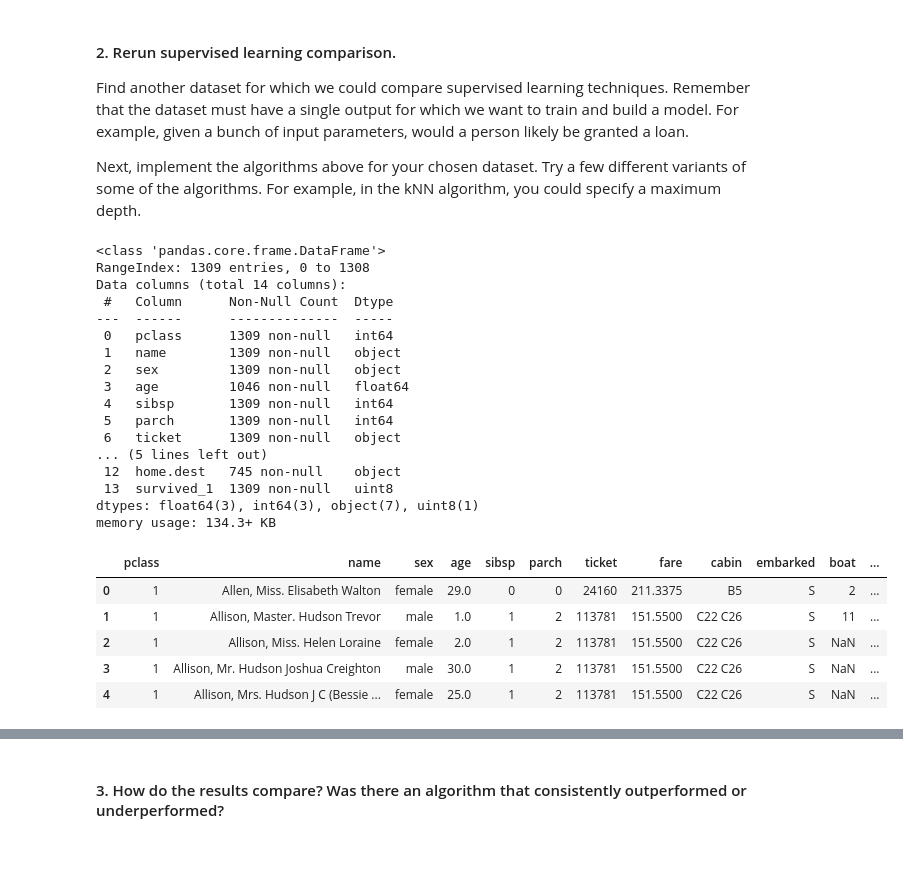
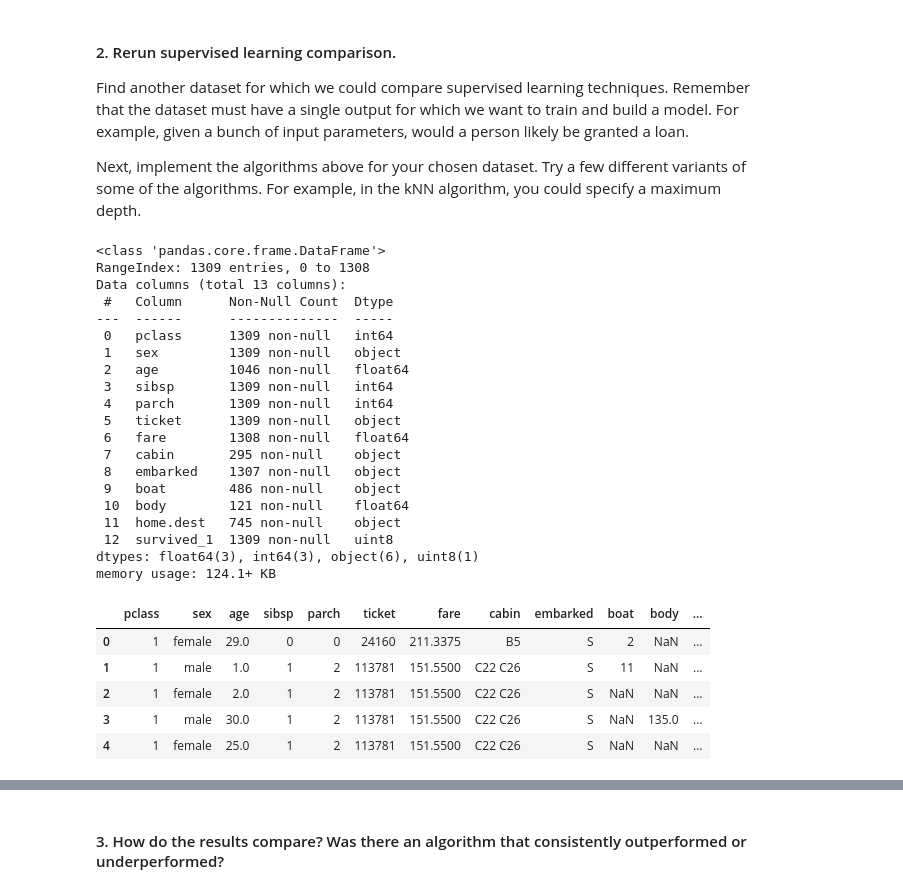
Before and after one commit to tylersfoot/ComSci-Jupyter-Notebooks, a Jupyter notebook: 2023 Notebooks/Unit8Lab3 Supervised Learning Comparison/Unit8Lab3 - Supervised Learning Algorithm Comparison.ipynb, the cells around one changed output, grey strips where cells are left out. Drawn from its saved outputs; the diff is of its cells as text; code cells hidden in the pictures; blank space fills up the shorter version.

```diff
--- a/2023 Notebooks/Unit8Lab3 Supervised Learning Comparison/Unit8Lab3 - Supervised Learning Algorithm Comparison.ipynb
+++ b/2023 Notebooks/Unit8Lab3 Supervised Learning Comparison/Unit8Lab3 - Supervised Learning Algorithm Comparison.ipynb
@@ -65,33 +65,37 @@ Next, implement the algorithms above for your chosen dataset. Try a few differen
 # %%
 import pandas as pd
 df = read_csv('titanic_full.csv')
 df.head()
 cat_df = ['survived']
 finaldata = pd.get_dummies(df,columns=cat_df,drop_first=True)
+finaldata = finaldata.drop('name',axis=1)
 finaldata.info()
 finaldata.head()
 # %% [output]
 <class 'pandas.core.frame.DataFrame'>
 RangeIndex: 1309 entries, 0 to 1308
-Data columns (total 14 columns):
+Data columns (total 13 columns):
  #   Column      Non-Null Count  Dtype
 ---  ------      --------------  -----
  0   pclass      1309 non-null   int64
- 1   name        1309 non-null   object
- 2   sex         1309 non-null   object
- 3   age         1046 non-null   float64
- 4   sibsp       1309 non-null   int64
- 5   parch       1309 non-null   int64
- 6   ticket      1309 non-null   object
-... (5 lines left out)
- 12  home.dest   745 non-null    object
- 13  survived_1  1309 non-null   uint8
-dtypes: float64(3), int64(3), object(7), uint8(1)
-memory usage: 134.3+ KB
+ 1   sex         1309 non-null   object
+ 2   age         1046 non-null   float64
+ 3   sibsp       1309 non-null   int64
+ 4   parch       1309 non-null   int64
+ 5   ticket      1309 non-null   object
+ 6   fare        1308 non-null   float64
+ 7   cabin       295 non-null    object
+ 8   embarked    1307 non-null   object
+ 9   boat        486 non-null    object
+ 10  body        121 non-null    float64
+ 11  home.dest   745 non-null    object
+ 12  survived_1  1309 non-null   uint8
+dtypes: float64(3), int64(3), object(6), uint8(1)
+memory usage: 124.1+ KB
-|  | pclass | name | sex | age | sibsp | parch | ticket | fare | cabin | embarked | boat | ... |
-| 0 | 1 | Allen, Miss. Elisabeth Walton | female | 29.0 | 0 | 0 | 24160 | 211.3375 | B5 | S | 2 | ... |
-| 1 | 1 | Allison, Master. Hudson Trevor | male | 1.0 | 1 | 2 | 113781 | 151.5500 | C22 C26 | S | 11 | ... |
-| 2 | 1 | Allison, Miss. Helen Loraine | female | 2.0 | 1 | 2 | 113781 | 151.5500 | C22 C26 | S | NaN | ... |
-| 3 | 1 | Allison, Mr. Hudson Joshua Creighton | male | 30.0 | 1 | 2 | 113781 | 151.5500 | C22 C26 | S | NaN | ... |
-| 4 | 1 | Allison, Mrs. Hudson J C (Bessie ... | female | 25.0 | 1 | 2 | 113781 | 151.5500 | C22 C26 | S | NaN | ... |
+|  | pclass | sex | age | sibsp | parch | ticket | fare | cabin | embarked | boat | body | ... |
+| 0 | 1 | female | 29.0 | 0 | 0 | 24160 | 211.3375 | B5 | S | 2 | NaN | ... |
+| 1 | 1 | male | 1.0 | 1 | 2 | 113781 | 151.5500 | C22 C26 | S | 11 | NaN | ... |
+| 2 | 1 | female | 2.0 | 1 | 2 | 113781 | 151.5500 | C22 C26 | S | NaN | NaN | ... |
+| 3 | 1 | male | 30.0 | 1 | 2 | 113781 | 151.5500 | C22 C26 | S | NaN | 135.0 | ... |
+| 4 | 1 | female | 25.0 | 1 | 2 | 113781 | 151.5500 | C22 C26 | S | NaN | NaN | ... |
 # %%
```
Also changed, not shown: parts of 2 cells of this notebook.
